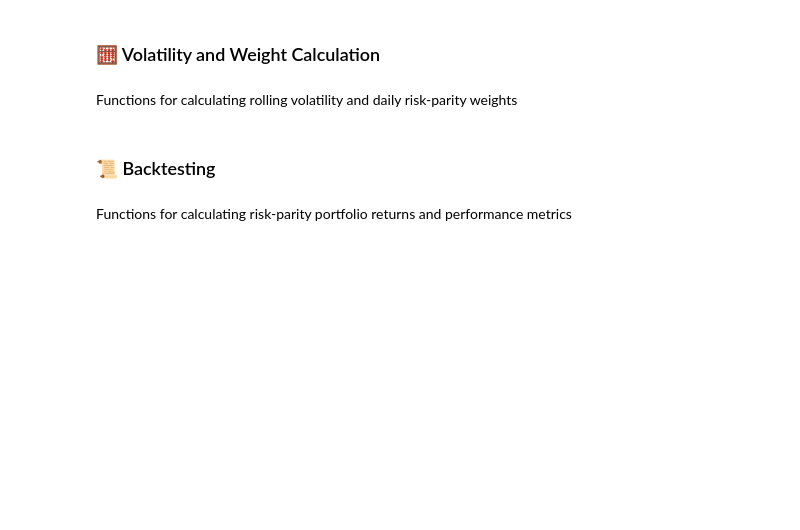
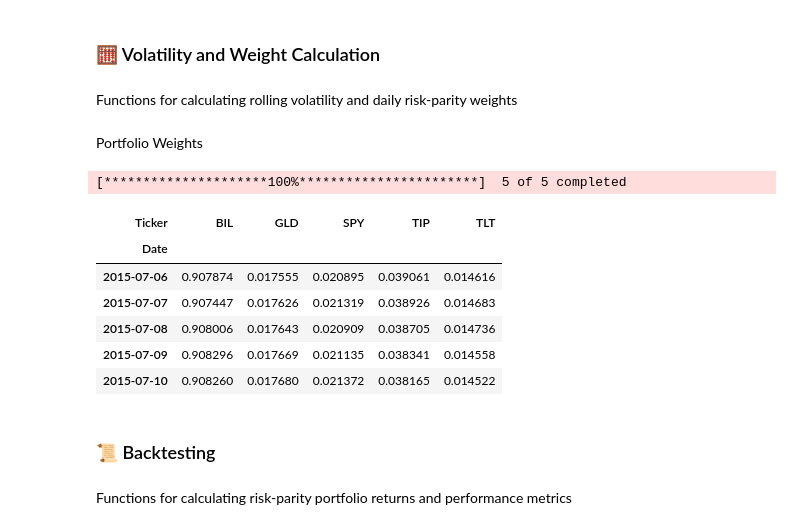
Before and after one commit to Lawrence2005/Finovax-Quantitative-Researcher-Internship-Summer-2025, a Jupyter notebook: Risk-Parity-Portfolio-Strategy-Week3/analysis.ipynb, the cells around one changed output. Cells and saved outputs as stored; diff of their text form; code cells hidden in the pictures; blank space fills up the shorter version.

```diff
--- a/Risk-Parity-Portfolio-Strategy-Week3/analysis.ipynb
+++ b/Risk-Parity-Portfolio-Strategy-Week3/analysis.ipynb
@@ -87,9 +105,25 @@ def calculate_daily_risk_parity_weights(tickers: list[str] = TICKERS, start: str
     inv_vol = 1 / vol.replace(0, np.nan)  # Replace zero vol with NaN to avoid inf
 
     # Normalize rows so weights sum to 1
-    weights = inv_vol.div(inv_vol.sum(axis=1), axis=0).fillna(0)  # Fill NaN weights with zero
+    weights = inv_vol.div(inv_vol.sum(axis=1), axis=0)  # Fill NaN weights with zero
 
     return weights
+# %% [markdown]
+Portfolio Weights
+# %%
+portfolio_weights = calculate_daily_risk_parity_weights()
+# %% [output]
+[*********************100%***********************]  5 of 5 completed
+# %%
+portfolio_weights.dropna().head()
+# %% [output]
+| Ticker | BIL | GLD | SPY | TIP | TLT |
+| Date |  |  |  |  |  |
+| 2015-07-06 | 0.907874 | 0.017555 | 0.020895 | 0.039061 | 0.014616 |
+| 2015-07-07 | 0.907447 | 0.017626 | 0.021319 | 0.038926 | 0.014683 |
+| 2015-07-08 | 0.908006 | 0.017643 | 0.020909 | 0.038705 | 0.014736 |
+| 2015-07-09 | 0.908296 | 0.017669 | 0.021135 | 0.038341 | 0.014558 |
+| 2015-07-10 | 0.908260 | 0.017680 | 0.021372 | 0.038165 | 0.014522 |
 # %% [markdown]
 ### 📜 Backtesting
 # %% [markdown]
```
Also changed, not shown: parts of 18 cells of this notebook.
